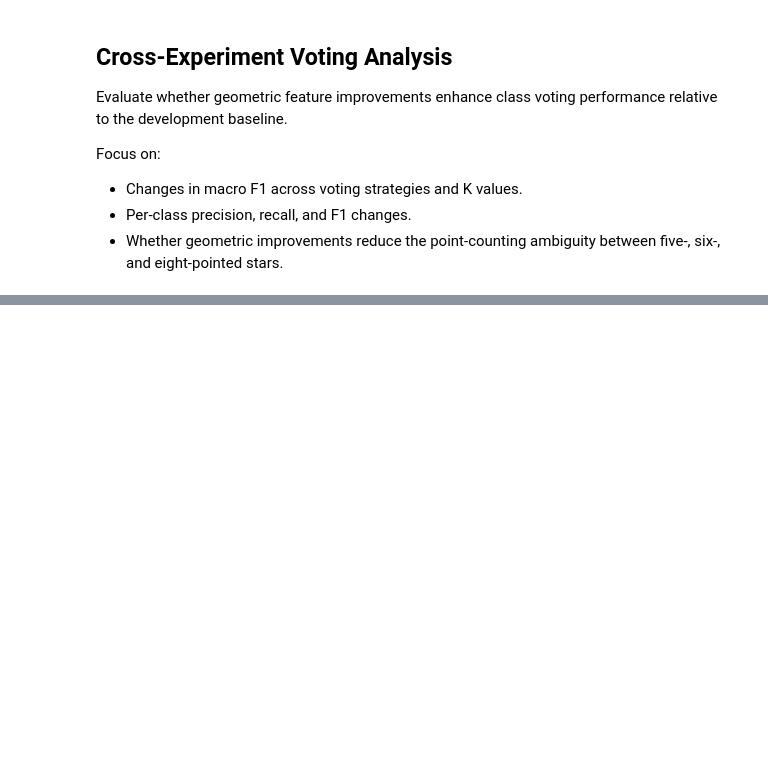
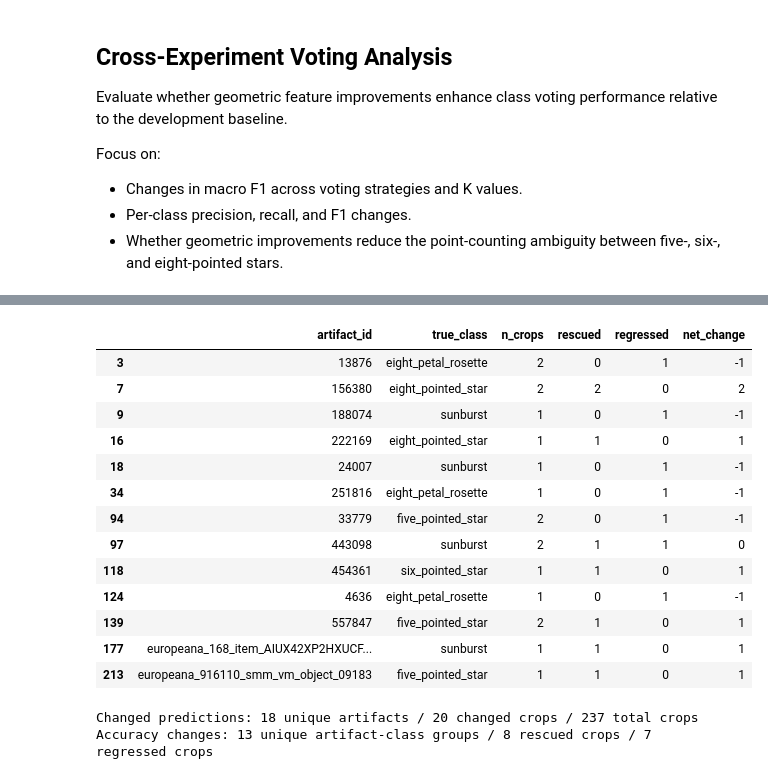
Before and after one commit to AetherMarina/symbolic-detective, a Jupyter notebook: notebooks/v0.2_class_voting_analysis.ipynb, the cells around one changed output, grey strips where cells are left out. Saved outputs shown, nothing was run; the diff lists cells and outputs as text; code cells hidden in the pictures; blank space fills up the shorter version.

```diff
--- a/notebooks/v0.2_class_voting_analysis.ipynb
+++ b/notebooks/v0.2_class_voting_analysis.ipynb
@@ -418,0 +672,40 @@ display(styled_stars)
+# %%
+artifact_summary = (transitions.groupby(["artifact_id", "true_class"]).agg(n_crops=("query_id", "size"),
+        rescued=("transition", lambda x: (x == "rescued").sum()),
+        regressed=("transition", lambda x: (x == "regressed").sum())).reset_index())
+
+artifact_summary["net_change"] = (artifact_summary["rescued"] - artifact_summary["regressed"])
+
+display(artifact_summary[(artifact_summary["rescued"] > 0) | (artifact_summary["regressed"] > 0)])
+affected = artifact_summary.query("rescued > 0 or regressed > 0")
+
+print(
+    f"Changed predictions: "
+    f"{changed['artifact_id'].nunique()} unique artifacts / "
+    f"{len(changed)} changed crops / "
+    f"{len(transitions)} total crops"
+)
+
+print(
+    f"Accuracy changes: "
+    f"{len(affected)} unique artifact-class groups / "
+    f"{affected['rescued'].sum()} rescued crops / "
+    f"{affected['regressed'].sum()} regressed crops"
+)
+# %% [output]
+|  | artifact_id | true_class | n_crops | rescued | regressed | net_change |
+| 3 | 13876 | eight_petal_rosette | 2 | 0 | 1 | -1 |
+| 7 | 156380 | eight_pointed_star | 2 | 2 | 0 | 2 |
+| 9 | 188074 | sunburst | 1 | 0 | 1 | -1 |
+| 16 | 222169 | eight_pointed_star | 1 | 1 | 0 | 1 |
+| 18 | 24007 | sunburst | 1 | 0 | 1 | -1 |
+| 34 | 251816 | eight_petal_rosette | 1 | 0 | 1 | -1 |
+| 94 | 33779 | five_pointed_star | 2 | 0 | 1 | -1 |
+| 97 | 443098 | sunburst | 2 | 1 | 1 | 0 |
+| 118 | 454361 | six_pointed_star | 1 | 1 | 0 | 1 |
+| 124 | 4636 | eight_petal_rosette | 1 | 0 | 1 | -1 |
+| 139 | 557847 | five_pointed_star | 2 | 1 | 0 | 1 |
+| 177 | europeana_168_item_AIUX42XP2HXUCF... | sunburst | 1 | 1 | 0 | 1 |
+| 213 | europeana_916110_smm_vm_object_09183 | five_pointed_star | 1 | 1 | 0 | 1 |
+Changed predictions: 18 unique artifacts / 20 changed crops / 237 total crops
+Accuracy changes: 13 unique artifact-class groups / 8 rescued crops / 7 regressed crops
```
Also changed, not shown: parts of 10 cells of this notebook, 18 other files.
